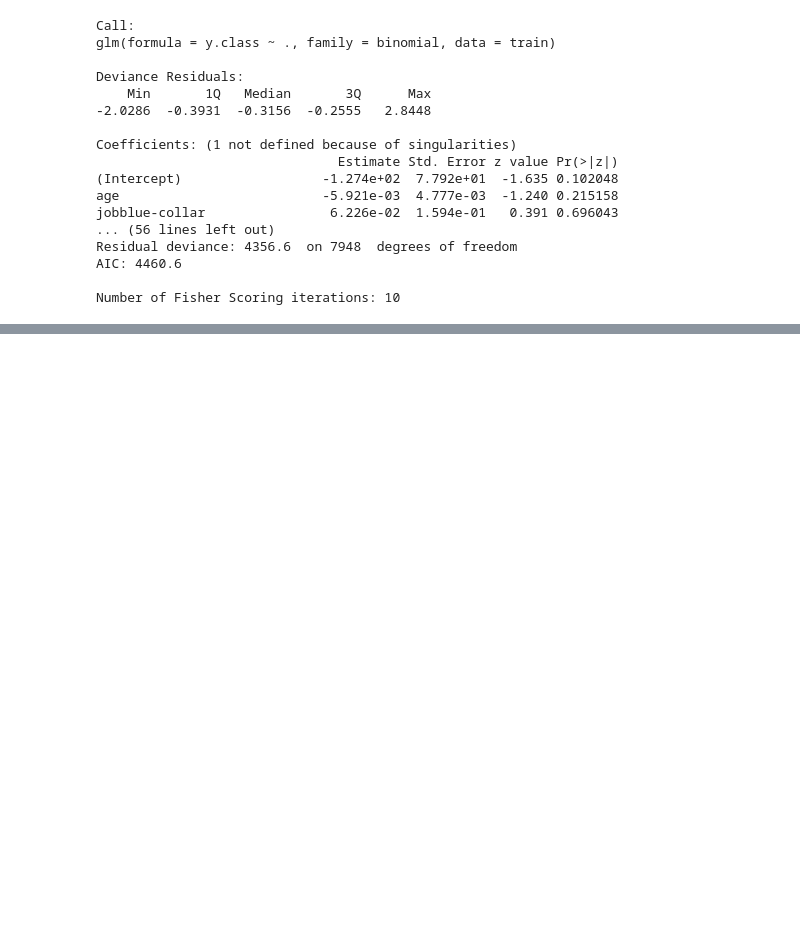
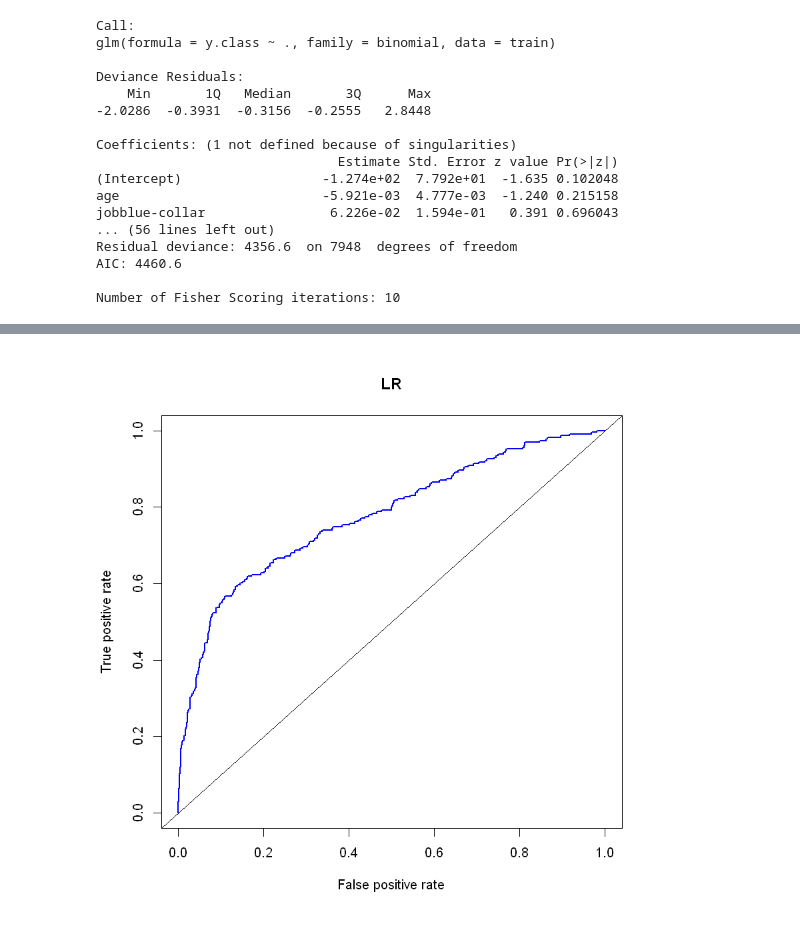
Before and after one commit to Vlad696969/Prediction_R, a Jupyter notebook: Problem3.ipynb, the cells around one changed output, grey strips where cells are left out. Drawn from its saved outputs; the diff is of its cells as text; code cells hidden in the pictures; blank space fills up the shorter version.

```diff
--- a/Problem3.ipynb
+++ b/Problem3.ipynb
@@ -55,3 +59,6 @@ Residual deviance: 4356.6  on 7948  degrees of freedom
 AIC: 4460.6
 
 Number of Fisher Scoring iterations: 10
+# %%
+# Use the model to predict y on the test set
+result.LR2<-predict(result.LR1,newdata=test, type="response")
@@ -57,0 +86,7 @@ Number of Fisher Scoring iterations: 10
+# %%
+library("ROCR")
+fit.LR.pred <-prediction( result.LR2, test[,20])
+fit.LR.perf <- performance(fit.LR.pred,"tpr","fpr")
+plot( fit.LR.perf,lwd=2,col="blue", main="LR")
+abline(a=0,b=1)
+# %% [output]
@@ -57,0 +95 @@ Number of Fisher Scoring iterations: 10
+[figure, added]
```
Also changed, not shown: parts of 7 cells of this notebook.
